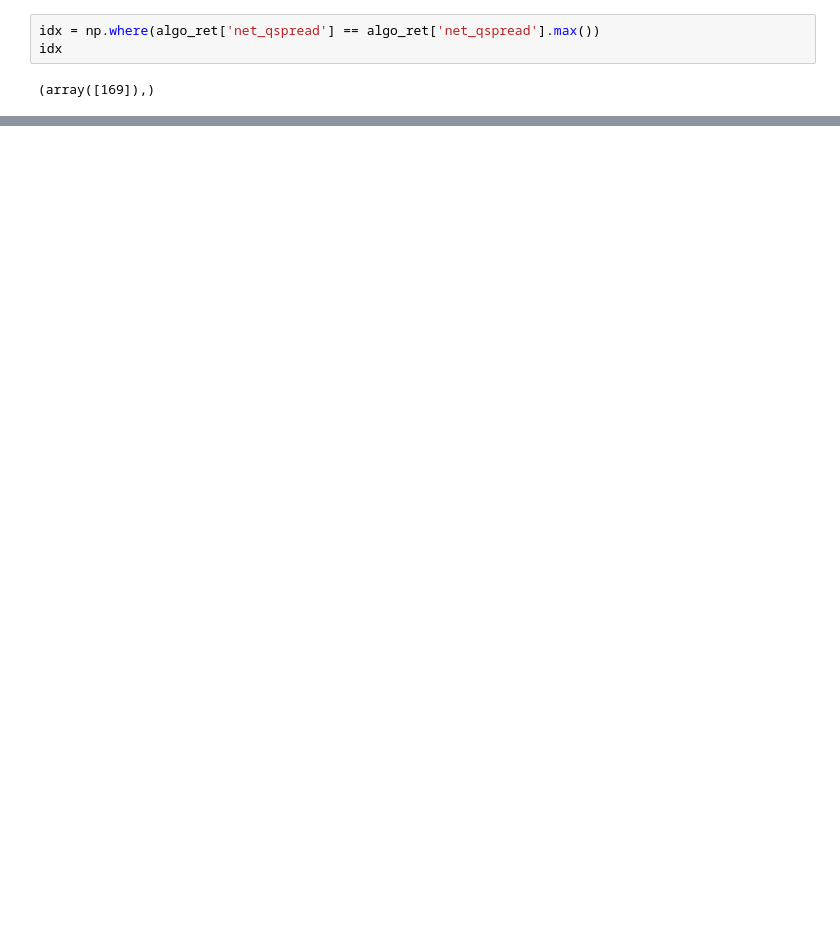
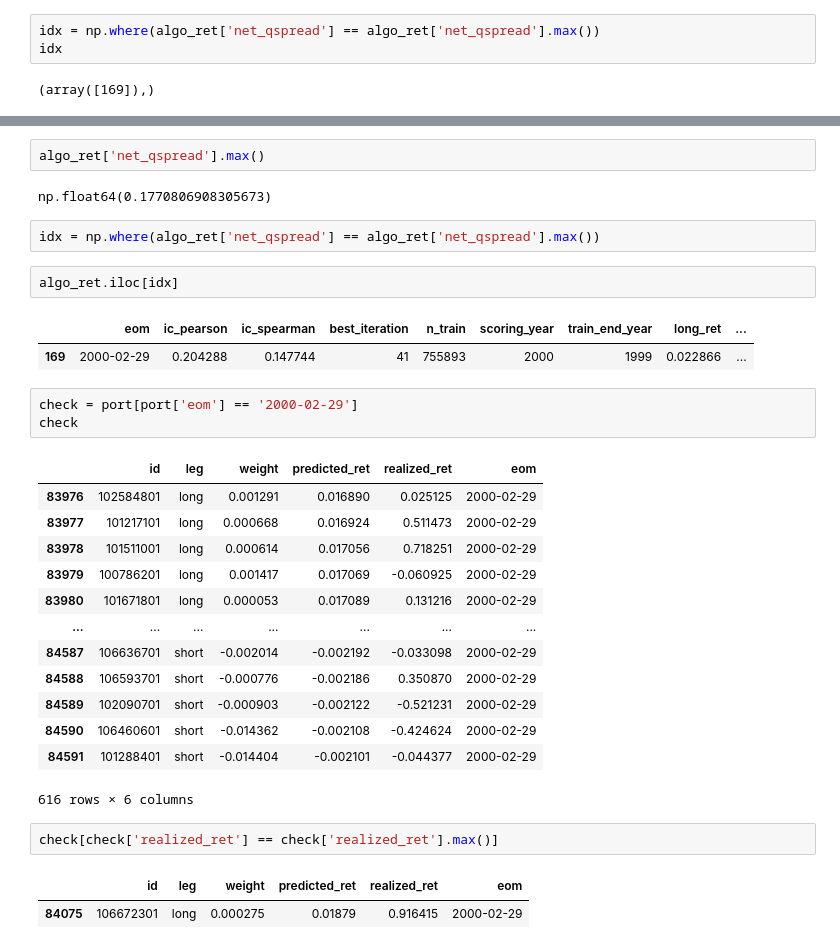
Before and after one commit to JohnnyTung123/MLII, a Jupyter notebook: code/researcher.ipynb, the cells around one changed output, grey strips where cells are left out. Saved outputs shown, nothing was run; the diff lists cells and outputs as text; blank space fills up the shorter version.

```diff
--- a/code/researcher.ipynb
+++ b/code/researcher.ipynb
@@ -149,0 +153,33 @@ qmj_prof
+# %%
+algo_ret['net_qspread'].max()
+# %% [output]
+np.float64(0.1770806908305673)
+# %%
+idx = np.where(algo_ret['net_qspread'] == algo_ret['net_qspread'].max())
+# %%
+algo_ret.iloc[idx]
+# %% [output]
+|  | eom | ic_pearson | ic_spearman | best_iteration | n_train | scoring_year | train_end_year | long_ret | ... |
+| 169 | 2000-02-29 | 0.204288 | 0.147744 | 41 | 755893 | 2000 | 1999 | 0.022866 | ... |
+# %%
+check = port[port['eom'] == '2000-02-29']
+check
+# %% [output]
+|  | id | leg | weight | predicted_ret | realized_ret | eom |
+| 83976 | 102584801 | long | 0.001291 | 0.016890 | 0.025125 | 2000-02-29 |
+| 83977 | 101217101 | long | 0.000668 | 0.016924 | 0.511473 | 2000-02-29 |
+| 83978 | 101511001 | long | 0.000614 | 0.017056 | 0.718251 | 2000-02-29 |
+| 83979 | 100786201 | long | 0.001417 | 0.017069 | -0.060925 | 2000-02-29 |
+| 83980 | 101671801 | long | 0.000053 | 0.017089 | 0.131216 | 2000-02-29 |
+| ... | ... | ... | ... | ... | ... | ... |
+| 84587 | 106636701 | short | -0.002014 | -0.002192 | -0.033098 | 2000-02-29 |
+| 84588 | 106593701 | short | -0.000776 | -0.002186 | 0.350870 | 2000-02-29 |
+| 84589 | 102090701 | short | -0.000903 | -0.002122 | -0.521231 | 2000-02-29 |
+| 84590 | 106460601 | short | -0.014362 | -0.002108 | -0.424624 | 2000-02-29 |
+| 84591 | 101288401 | short | -0.014404 | -0.002101 | -0.044377 | 2000-02-29 |
+616 rows × 6 columns
+# %%
+check[check['realized_ret'] == check['realized_ret'].max()]
+# %% [output]
+|  | id | leg | weight | predicted_ret | realized_ret | eom |
+| 84075 | 106672301 | long | 0.000275 | 0.01879 | 0.916415 | 2000-02-29 |
```
Also changed, not shown: parts of 8 cells of this notebook, 51 other files.
